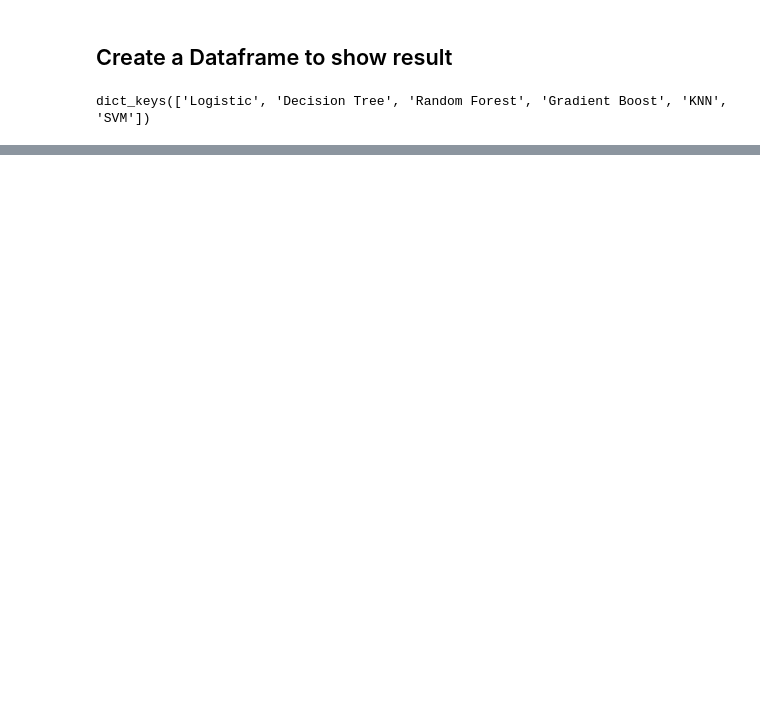
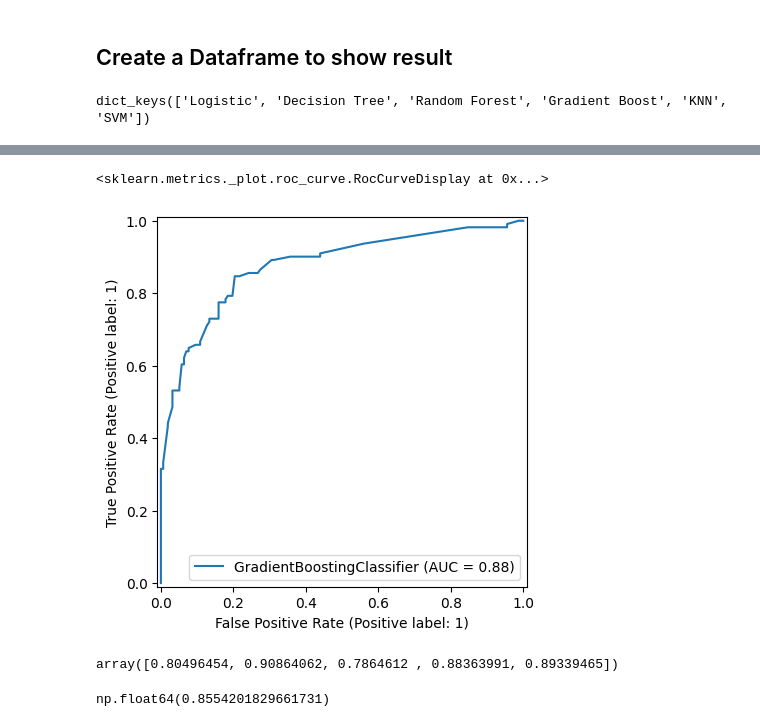
Before and after one commit to GODXITACHI/Machine_learning, a Jupyter notebook: Algorithem Evavulation/algori_eva.ipynb, the cells around one changed output, grey strips where cells are left out. Cells and saved outputs as stored; diff of their text form; code cells hidden in the pictures; blank space fills up the shorter version.

```diff
--- a/Algorithem Evavulation/algori_eva.ipynb
+++ b/Algorithem Evavulation/algori_eva.ipynb
@@ -314,0 +329,14 @@ eval_df
+# %%
+RocCurveDisplay.from_estimator(best_modle,xtest ,ytest)
+# %% [output]
+<sklearn.metrics._plot.roc_curve.RocCurveDisplay at 0x...>
+[figure, added]
+# %%
+scores_auc=cross_val_score(best_modle , xtrain , ytrain, cv = 5 ,scoring = 'roc_auc')
+scores_auc
+# %% [output]
+array([0.80496454, 0.90864062, 0.7864612 , 0.88363991, 0.89339465])
+# %%
+scores_auc.mean()
+# %% [output]
+np.float64(0.8554201829661731)
```
Also changed, not shown: parts of 31 cells of this notebook, 1 other file.
